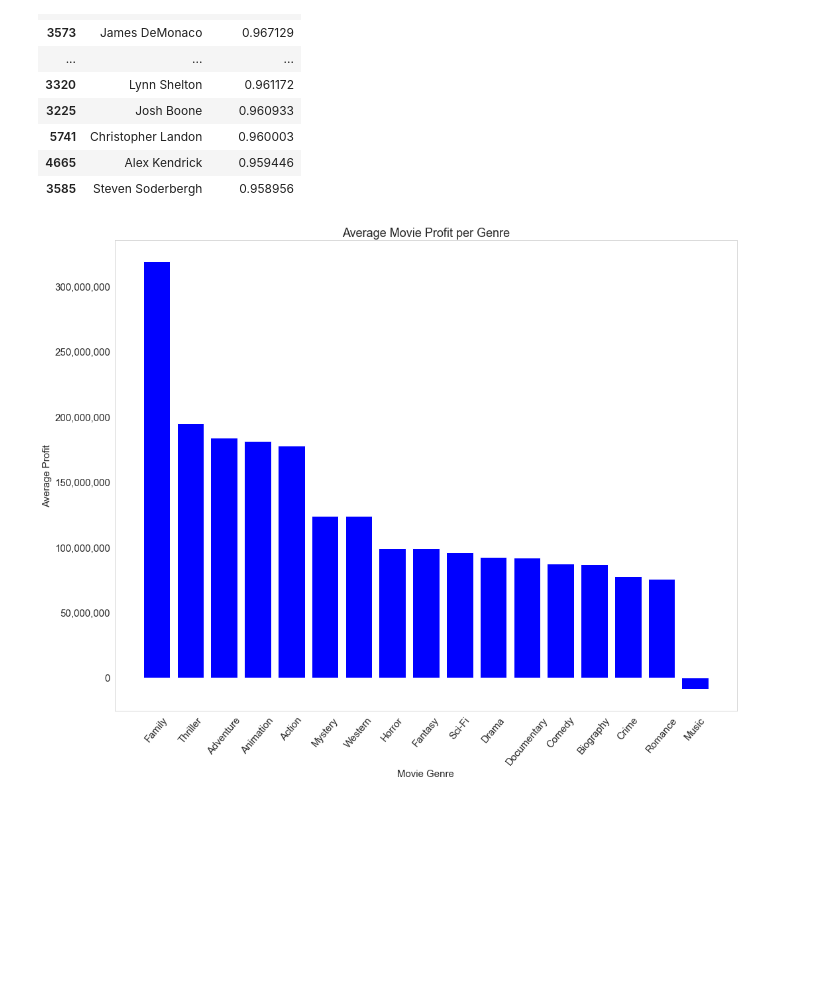
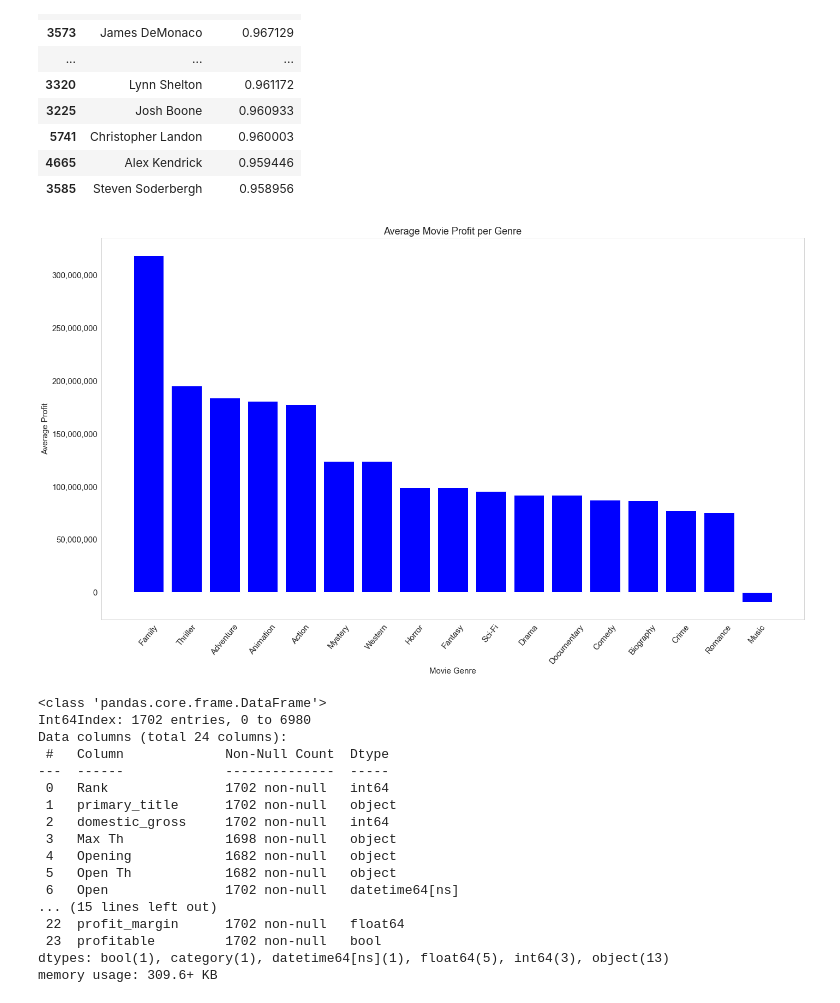
Before and after one commit to pedrov718/box_office_project, a Jupyter notebook: phase1_project.ipynb, the cells around one changed output. Drawn from its saved outputs; the diff is of its cells as text; code cells hidden in the pictures; blank space fills up the shorter version.

```diff
--- a/phase1_project.ipynb
+++ b/phase1_project.ipynb
@@ -302,16 +272,16 @@ plt.show();
 fig, ax = plt.subplots(figsize=(20,10))
 
 gross_per_month_year = movies_clean.groupby(["release_year", "month"])["Gross"].sum()
-colors = ["b", "g", "r", "c", "m", "y", "k", "indigo", "lime", "tab:purple", "tab:brown"]
-
-for year,color in zip(range(2012,2023), colors):
-    ax.scatter(months, gross_per_month_year[year], c = color,  marker = 'o', s=500,alpha = .5, label= f'{year}')
+colors = ["b", "g", "r", "c", "k"]
+years = [2018, 2019, 2020, 2021, 2022]
+for year,color in zip(years, colors):
+    ax.plot(months, gross_per_month_year[year], c = color,  marker = 'o', alpha = .5, label= f'{year}')
 ax.set_xlabel('Month')
 ax.get_yaxis().set_major_formatter(
     matplotlib.ticker.FuncFormatter(lambda x, p: format(int(x), ',')))
 ax.set_ylabel('Total Yearly Gross')
-ax.set_title(f'Total Box Office Gross 2012-2022')
-plt.rcParams.update({'font.size': 15})
+ax.set_title(f'Total Box Office Gross 2018-2022')
+plt.rcParams.update({'font.size': 20})
 plt.grid()
 plt.tight_layout()
 leg = ax.legend();
@@ -344,7 +314,7 @@ ax.set_ylabel("Average Runtime")
 ax.set_title('Average Movie Runtime per Genre')
 ax.get_yaxis().set_major_formatter(
     matplotlib.ticker.FuncFormatter(lambda x, p: format(int(x), ',')))
-plt.rcParams.update({'font.size': 40})
+plt.rcParams.update({'font.size': 20})
 plt.tight_layout()
 plt.show();
 # %% [output]
@@ -553,20 +523,20 @@ movies.drop(index = [4201, 1659 ], inplace = True)
 # %%
 avg_prof_per_genre = movies.groupby("genre1")["profit"].mean().sort_values(ascending= False)
 
 
-fig, ax = plt.subplots(figsize=(15,12))
+fig, ax = plt.subplots(figsize=(20,12))
 
 # sets up bar plot
 ax.bar(avg_prof_per_genre.keys(), avg_prof_per_genre, color = "blue")
 ax.set_xlabel('Movie Genre')
 ax.set_ylabel("Average Profit")
 ax.set_title('Average Movie Profit per Genre')
 ax.set_xticklabels(avg_prof_per_genre.keys(), rotation=50)
 ax.get_yaxis().set_major_formatter(
     matplotlib.ticker.FuncFormatter(lambda x, p: format(int(x), ',')))
-plt.rcParams.update({'font.size': 15})
+plt.rcParams.update({'font.size': 20})
 plt.grid()
 plt.tight_layout()
 plt.show();
 # %% [output]
-[figure, old version]
+[figure, new version]
@@ -572,0 +546,21 @@ plt.show();
+# %%
+movies.runtime_minutes.fillna(movies.runtime_minutes.mean(), inplace= True)
+movies.info()
+# %% [output]
+<class 'pandas.core.frame.DataFrame'>
+Int64Index: 1702 entries, 0 to 6980
+Data columns (total 24 columns):
+ #   Column             Non-Null Count  Dtype
+---  ------             --------------  -----
+ 0   Rank               1702 non-null   int64
+ 1   primary_title      1702 non-null   object
+ 2   domestic_gross     1702 non-null   int64
+ 3   Max Th             1698 non-null   object
+ 4   Opening            1682 non-null   object
+ 5   Open Th            1682 non-null   object
+ 6   Open               1702 non-null   datetime64[ns]
+... (15 lines left out)
+ 22  profit_margin      1702 non-null   float64
+ 23  profitable         1702 non-null   bool
+dtypes: bool(1), category(1), datetime64[ns](1), float64(5), int64(3), object(13)
+memory usage: 309.6+ KB
```
Also changed, not shown: parts of 9 cells of this notebook.
